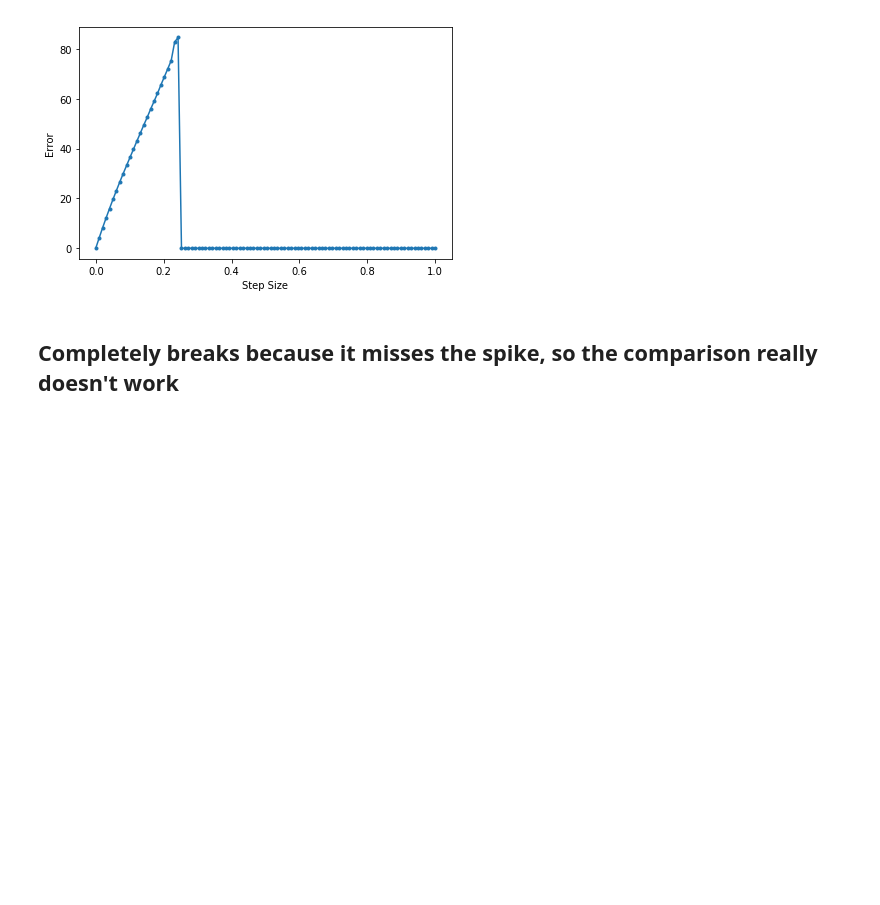
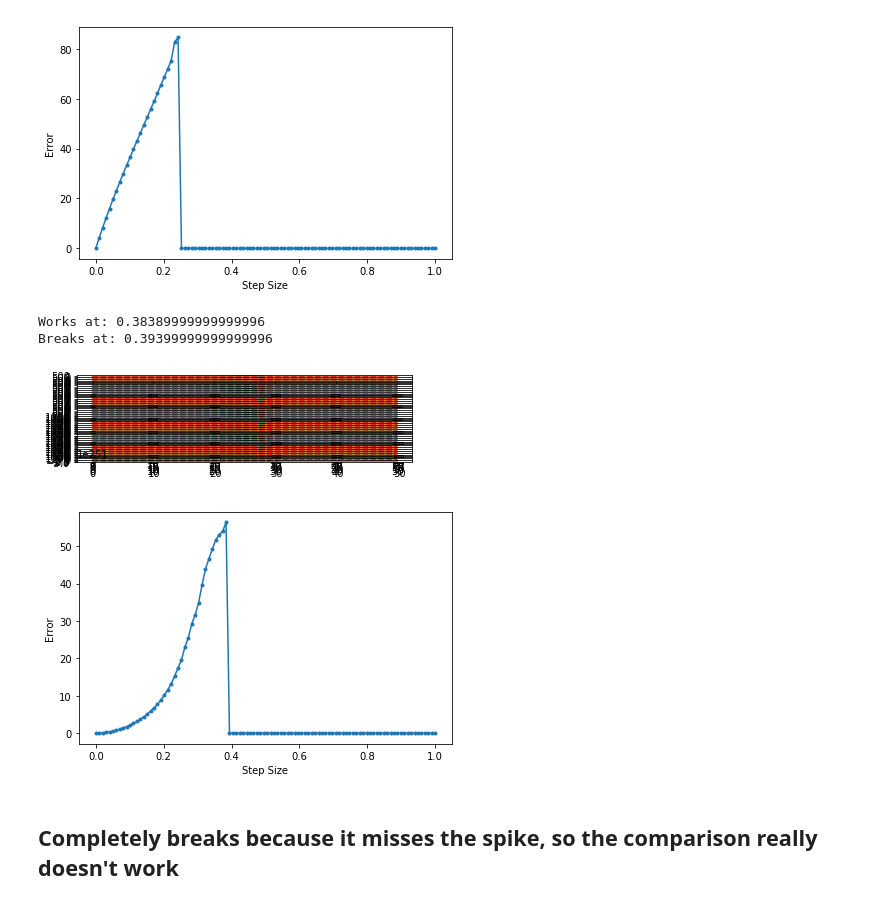
Before and after one commit to hmhwan21/cs341projects, a Jupyter notebook: proj3/Project3.ipynb, the cells around one changed output. Cells and saved outputs as stored; diff of their text form; code cells hidden in the pictures; blank space fills up the shorter version.

```diff
--- a/proj3/Project3.ipynb
+++ b/proj3/Project3.ipynb
@@ -584,6 +550,42 @@ Works at: 0.2425
 Breaks at: 0.2526
 [figure]
 [figure]
+# %%
+#plot errors for explicit trapzoidal on the predator prey model
+
+## weird behavior
+dts = np.linspace(1e-4,1,100)
+err = np.zeros( (dts.size,) )
+y0 = np.array([1,1])
+
+for i in range(dts.size):
+    try:
+        t = np.arange(0,50,dts[i])
+        (t1,y1) = explicit_trapezoidal( predator_prey_model, t, y0, paramsPP)
+        sol = scipy.integrate.solve_ivp(fun=predator_prey_model, t_span=(0,50), y0=y0, method='LSODA', rtol=1e-8, atol=1e-8, t_eval=t, args=[paramsPP] )
+        plt.subplot( dts.size, 1, i+1 )
+        plt.plot( t1, sol.y.T )
+        plt.plot( t1, y1.T, '--')
+        #print(y1.T)
+        err[i] = np.mean(scipy.linalg.norm( sol.y-y1, np.inf, axis=0) )
+    except:
+        print("Works at:", dts[i-1])
+        print("Breaks at:", dts[i])
+        break
+
+plt.figure()
+# plt.subplot(2,1,1)
+plt.plot( dts, err, '.-' )
+# plt.subplot(2,1,2)
+# plt.plot( dts, err2, '.-' )
+plt.ylabel("Error")
+plt.xlabel("Step Size")
+plt.tight_layout()
+# %% [output]
+Works at: 0.38389999999999996
+Breaks at: 0.39399999999999996
+[figure, added]
+[figure, added]
 # %% [markdown]
 ## Completely breaks because it misses the spike, so the comparison really doesn't work
 # %%
```
Also changed, not shown: parts of 20 cells of this notebook.
